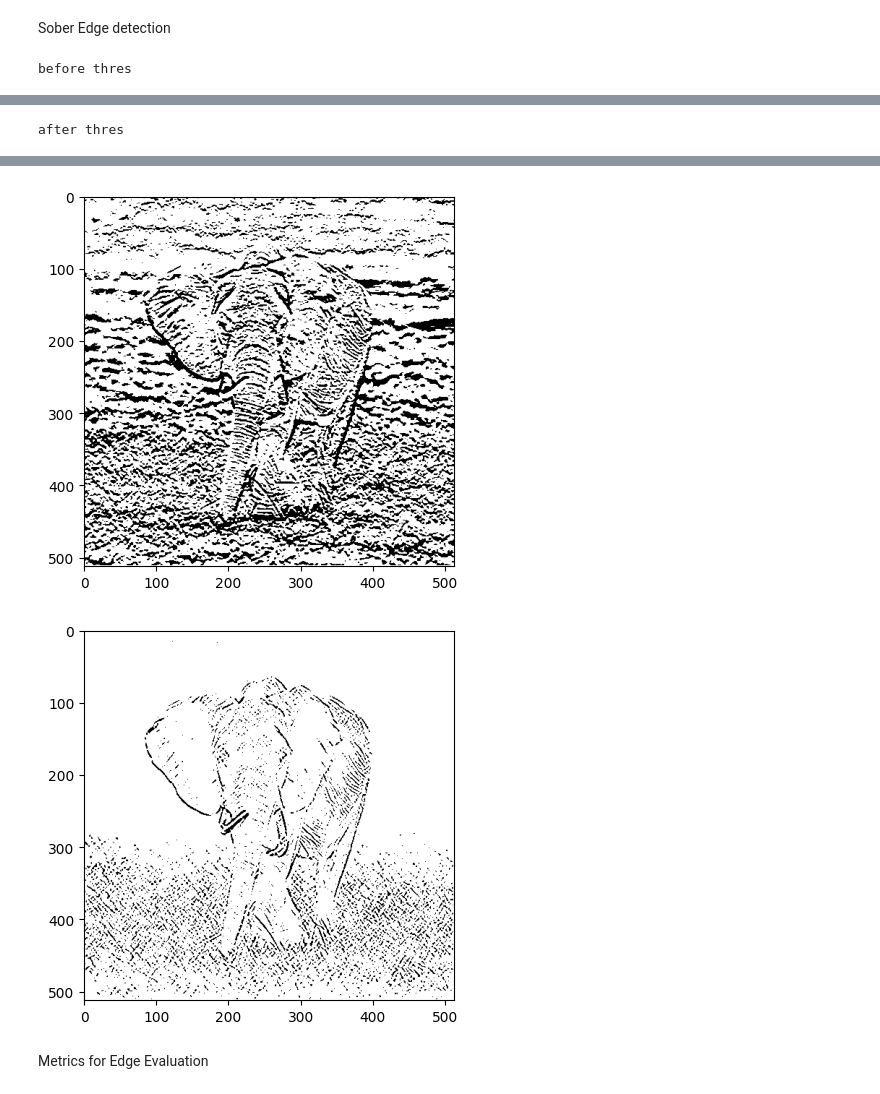
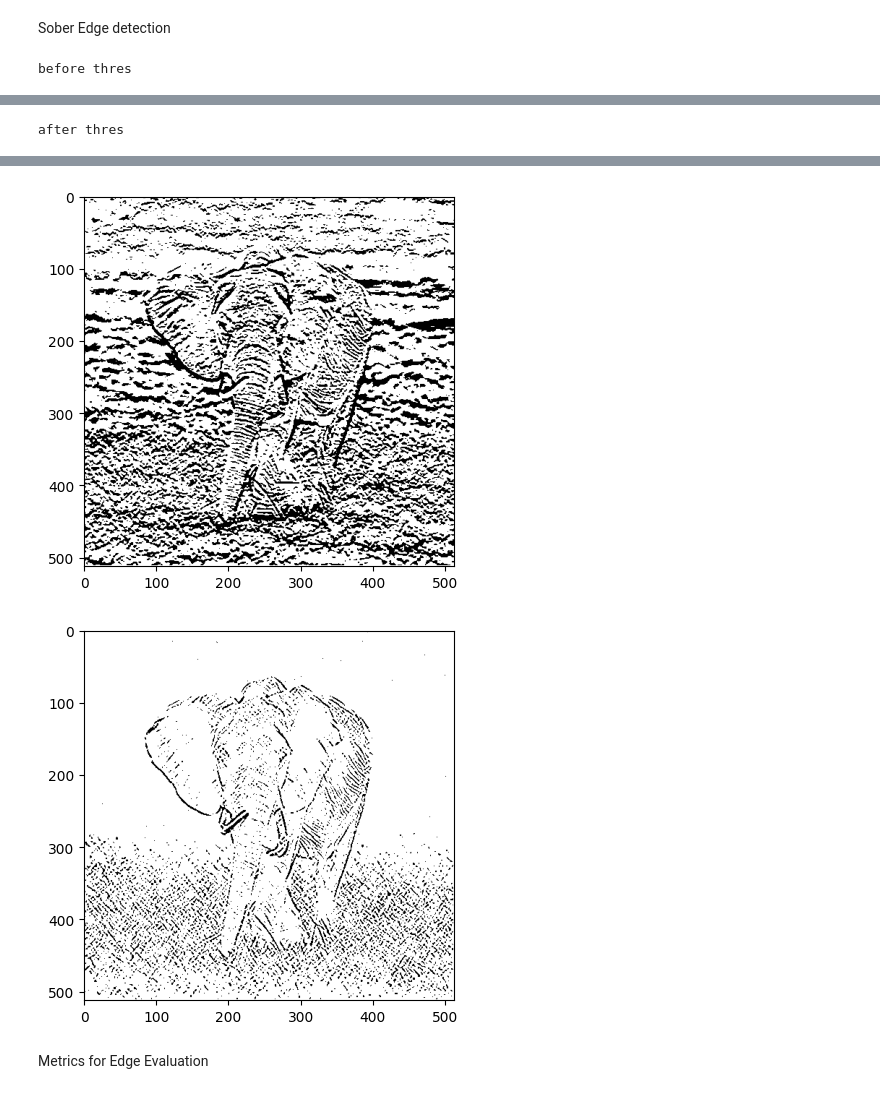
Before and after one commit to chungen04/NTUEE_CommLab, a Jupyter notebook: evaluate.ipynb, the cells around one changed output, grey strips where cells are left out. Cells and saved outputs as stored; diff of their text form; code cells hidden in the pictures.

```diff
--- a/evaluate.ipynb
+++ b/evaluate.ipynb
@@ -73,7 +73,7 @@ show_img(sobelx)
 show_img(sobely)
 show_img(sobelxy)
 print("after thres")
-threshold = 100
+threshold = 90
 sobelx_thres = np.where(sobelx > threshold, 1.0, 0.0)
 sobely_thres = np.where(sobely > threshold, 1.0, 0.0)
 sobelxy_thres = np.where(sobelxy > threshold, 1.0, 0.0)
@@ -90,5 +90,5 @@ after thres
-[figure, old version]
+[figure, new version]
-[figure, old version]
+[figure, new version]
 # %% [markdown]
 Metrics for Edge Evaluation
 # %%
```
Also changed, not shown: parts of 2 cells of this notebook.
